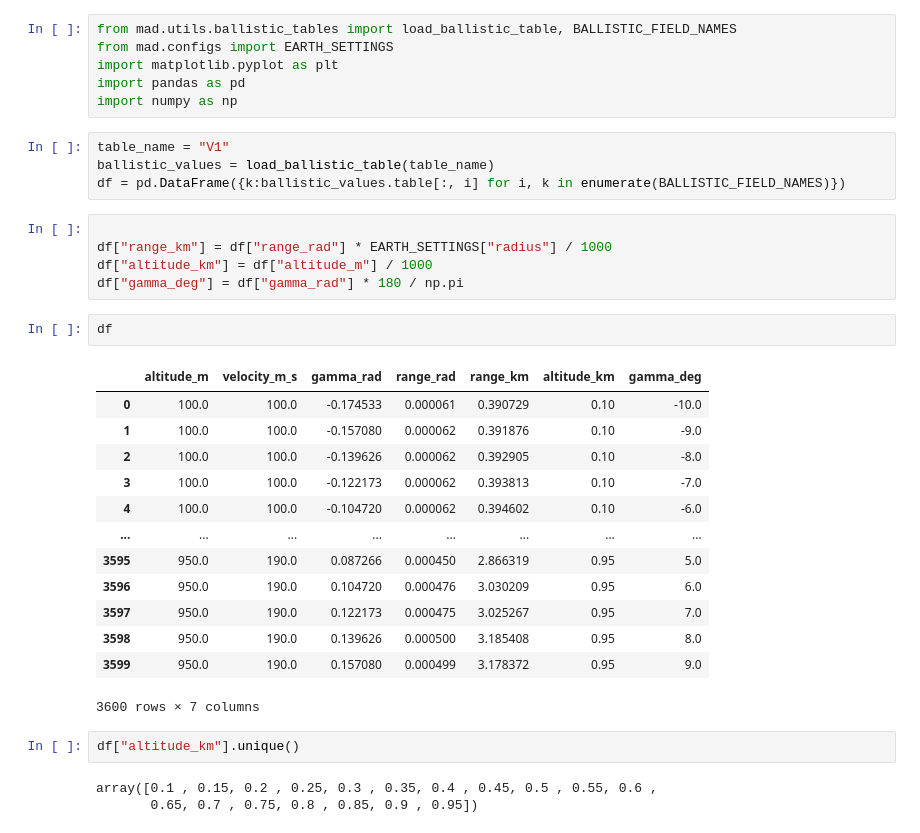
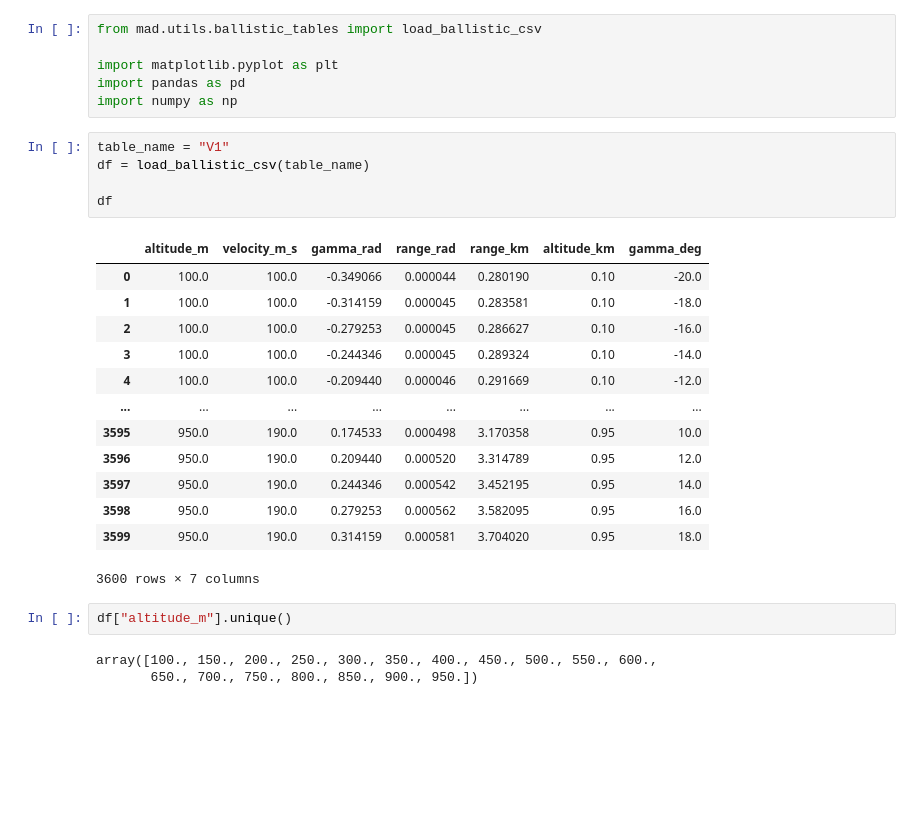
Before and after one commit to Sylvain-Rama/MAD, a Jupyter notebook: notebooks/tests_ballistic_tables.ipynb, the cells around one changed output. Drawn from its saved outputs; the diff is of its cells as text; blank space fills up the shorter version.

```diff
--- a/notebooks/tests_ballistic_tables.ipynb
+++ b/notebooks/tests_ballistic_tables.ipynb
@@ -4,37 +7,31 @@
 # %%
-from mad.utils.ballistic_tables import load_ballistic_table, BALLISTIC_FIELD_NAMES
-from mad.configs import EARTH_SETTINGS
+from mad.utils.ballistic_tables import load_ballistic_csv
+
 import matplotlib.pyplot as plt
 import pandas as pd
 import numpy as np
 # %%
 table_name = "V1"
-ballistic_values = load_ballistic_table(table_name)
-df = pd.DataFrame({k:ballistic_values.table[:, i] for i, k in enumerate(BALLISTIC_FIELD_NAMES)})
+df = load_ballistic_csv(table_name)
+
+df
+# %% [output]
+|  | altitude_m | velocity_m_s | gamma_rad | range_rad | range_km | altitude_km | gamma_deg |
+| 0 | 100.0 | 100.0 | -0.349066 | 0.000044 | 0.280190 | 0.10 | -20.0 |
+| 1 | 100.0 | 100.0 | -0.314159 | 0.000045 | 0.283581 | 0.10 | -18.0 |
+| 2 | 100.0 | 100.0 | -0.279253 | 0.000045 | 0.286627 | 0.10 | -16.0 |
+| 3 | 100.0 | 100.0 | -0.244346 | 0.000045 | 0.289324 | 0.10 | -14.0 |
+| 4 | 100.0 | 100.0 | -0.209440 | 0.000046 | 0.291669 | 0.10 | -12.0 |
+| ... | ... | ... | ... | ... | ... | ... | ... |
+| 3595 | 950.0 | 190.0 | 0.174533 | 0.000498 | 3.170358 | 0.95 | 10.0 |
+| 3596 | 950.0 | 190.0 | 0.209440 | 0.000520 | 3.314789 | 0.95 | 12.0 |
+| 3597 | 950.0 | 190.0 | 0.244346 | 0.000542 | 3.452195 | 0.95 | 14.0 |
+| 3598 | 950.0 | 190.0 | 0.279253 | 0.000562 | 3.582095 | 0.95 | 16.0 |
+| 3599 | 950.0 | 190.0 | 0.314159 | 0.000581 | 3.704020 | 0.95 | 18.0 |
+3600 rows × 7 columns
-# %%
-
-df["range_km"] = df["range_rad"] * EARTH_SETTINGS["radius"] / 1000
-df["altitude_km"] = df["altitude_m"] / 1000
-df["gamma_deg"] = df["gamma_rad"] * 180 / np.pi
-# %%
-df
-# %% [output]
-|  | altitude_m | velocity_m_s | gamma_rad | range_rad | range_km | altitude_km | gamma_deg |
-| 0 | 100.0 | 100.0 | -0.174533 | 0.000061 | 0.390729 | 0.10 | -10.0 |
-| 1 | 100.0 | 100.0 | -0.157080 | 0.000062 | 0.391876 | 0.10 | -9.0 |
-| 2 | 100.0 | 100.0 | -0.139626 | 0.000062 | 0.392905 | 0.10 | -8.0 |
-| 3 | 100.0 | 100.0 | -0.122173 | 0.000062 | 0.393813 | 0.10 | -7.0 |
-| 4 | 100.0 | 100.0 | -0.104720 | 0.000062 | 0.394602 | 0.10 | -6.0 |
-| ... | ... | ... | ... | ... | ... | ... | ... |
-| 3595 | 950.0 | 190.0 | 0.087266 | 0.000450 | 2.866319 | 0.95 | 5.0 |
-| 3596 | 950.0 | 190.0 | 0.104720 | 0.000476 | 3.030209 | 0.95 | 6.0 |
-| 3597 | 950.0 | 190.0 | 0.122173 | 0.000475 | 3.025267 | 0.95 | 7.0 |
-| 3598 | 950.0 | 190.0 | 0.139626 | 0.000500 | 3.185408 | 0.95 | 8.0 |
-| 3599 | 950.0 | 190.0 | 0.157080 | 0.000499 | 3.178372 | 0.95 | 9.0 |
-3600 rows × 7 columns
 # %%
-df["altitude_km"].unique()
+df["altitude_m"].unique()
 # %% [output]
-array([0.1 , 0.15, 0.2 , 0.25, 0.3 , 0.35, 0.4 , 0.45, 0.5 , 0.55, 0.6 ,
-       0.65, 0.7 , 0.75, 0.8 , 0.85, 0.9 , 0.95])
+array([100., 150., 200., 250., 300., 350., 400., 450., 500., 550., 600.,
+       650., 700., 750., 800., 850., 900., 950.])
 # %%
```
Also changed, not shown: parts of 3 cells of this notebook, 4 other files.
